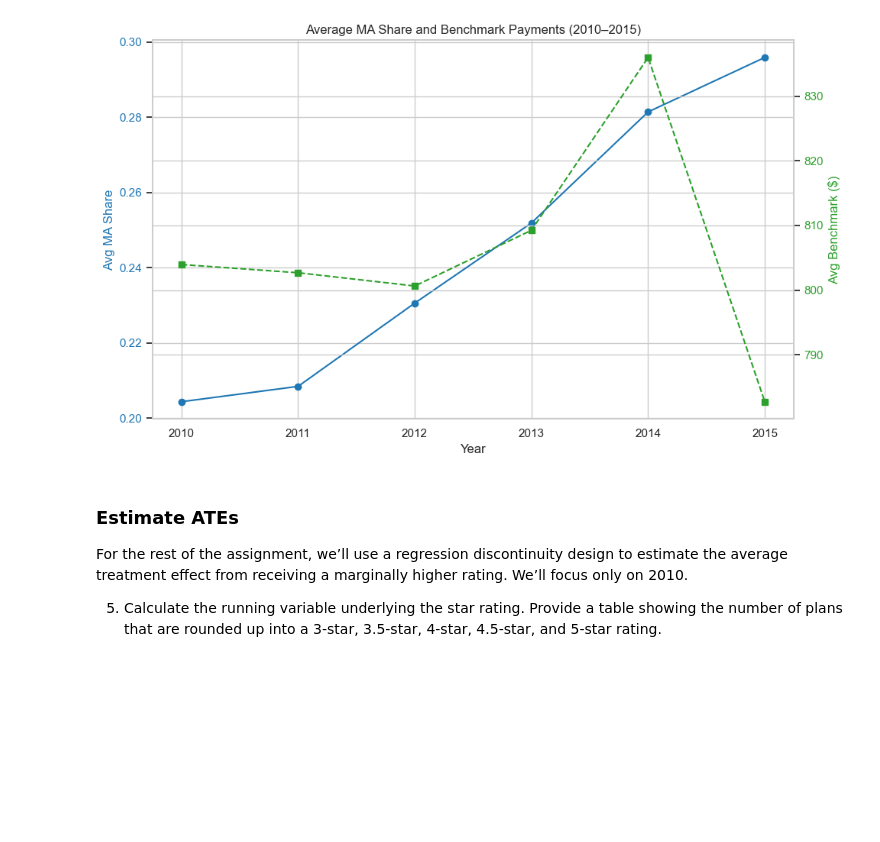
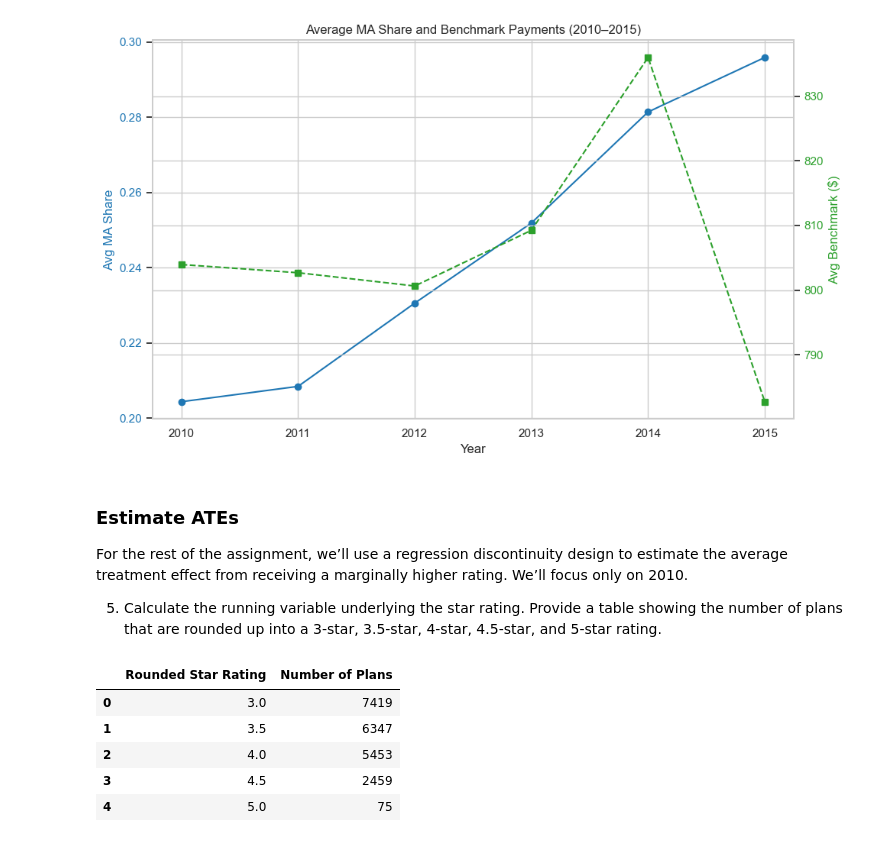
Before and after one commit to katespencermaw/Homework4, a Jupyter notebook: submission1/Analysis_4_1.ipynb, the cells around one changed output. Cells and saved outputs as stored; diff of their text form; code cells hidden in the pictures; blank space fills up the shorter version.

```diff
--- a/submission1/Analysis_4_1.ipynb
+++ b/submission1/Analysis_4_1.ipynb
@@ -186,3 +189,30 @@ plt.show()
 For the rest of the assignment, we’ll use a regression discontinuity design to estimate the average treatment effect from receiving a marginally higher rating. We’ll focus only on 2010.
 
 5. Calculate the running variable underlying the star rating. Provide a table showing the number of plans that are rounded up into a 3-star, 3.5-star, 4-star, 4.5-star, and 5-star rating.
+# %%
+data_2010 = final_data[final_data["year"] == 2010].copy()
+
+data_2010["Star_Rating"] = np.where(
+    data_2010["partd"] == "No",
+    data_2010["partc_score"],
+    np.where(
+        data_2010["partcd_score"].isna(),
+        data_2010["partc_score"],
+        data_2010["partcd_score"]
+    )
+)
+
+data_2010["raw_rating"] = data_2010["Star_Rating"]
+
+data_2010["rounded_rating"] = np.round(data_2010["raw_rating"] * 2) / 2
+
+rating_counts_df = rating_counts.reset_index()
+rating_counts_df.columns = ["Rounded Star Rating", "Number of Plans"]
+display(rating_counts_df)
+# %% [output]
+|  | Rounded Star Rating | Number of Plans |
+| 0 | 3.0 | 7419 |
+| 1 | 3.5 | 6347 |
+| 2 | 4.0 | 5453 |
+| 3 | 4.5 | 2459 |
+| 4 | 5.0 | 75 |
```
Also changed, not shown: parts of 11 cells of this notebook.
